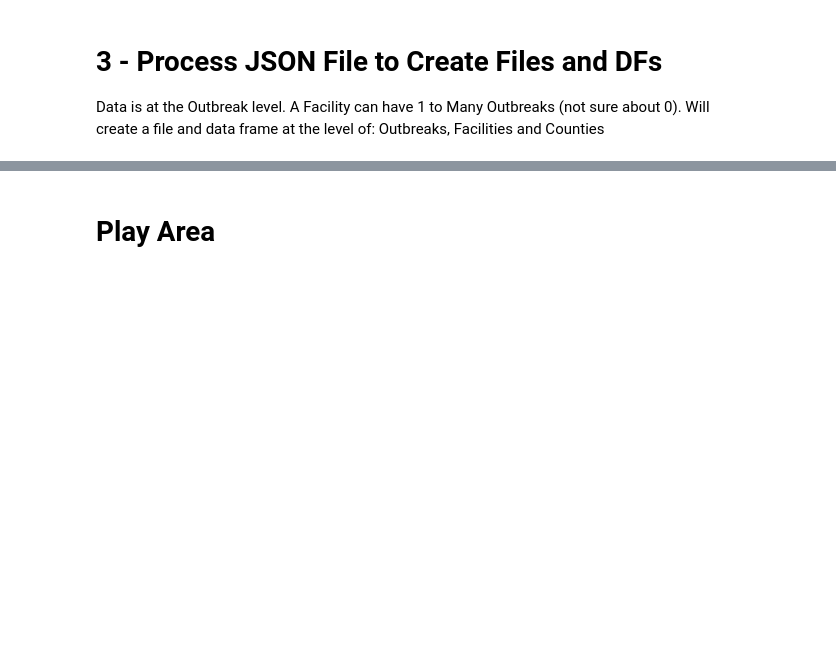
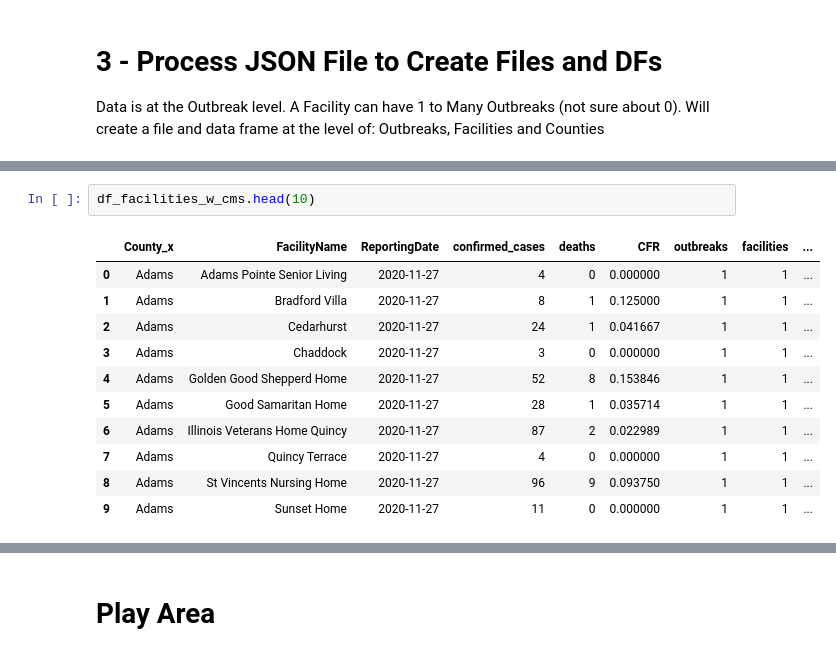
Before and after one commit to JaviThomas/Covid-County-LTC-Analysis, a Jupyter notebook: IL_LTC_Data_Analysis-v11-29.ipynb, the cells around one changed output, grey strips where cells are left out. Drawn from its saved outputs; the diff is of its cells as text; blank space fills up the shorter version.

```diff
--- a/IL_LTC_Data_Analysis-v11-29.ipynb
+++ b/IL_LTC_Data_Analysis-v11-29.ipynb
@@ -199 +281,15 @@ df_facilities['CMS_ProvNum'] = df_facilities['FacilityName'].apply(lambda x: fac
+# %%
+df_facilities_w_cms.head(10)
+# %% [output]
+|  | County_x | FacilityName | ReportingDate | confirmed_cases | deaths | CFR | outbreaks | facilities | ... |
+| 0 | Adams | Adams Pointe Senior Living | 2020-11-27 | 4 | 0 | 0.000000 | 1 | 1 | ... |
+| 1 | Adams | Bradford Villa | 2020-11-27 | 8 | 1 | 0.125000 | 1 | 1 | ... |
+| 2 | Adams | Cedarhurst | 2020-11-27 | 24 | 1 | 0.041667 | 1 | 1 | ... |
+| 3 | Adams | Chaddock | 2020-11-27 | 3 | 0 | 0.000000 | 1 | 1 | ... |
+| 4 | Adams | Golden Good Shepperd Home | 2020-11-27 | 52 | 8 | 0.153846 | 1 | 1 | ... |
+| 5 | Adams | Good Samaritan Home | 2020-11-27 | 28 | 1 | 0.035714 | 1 | 1 | ... |
+| 6 | Adams | Illinois Veterans Home Quincy | 2020-11-27 | 87 | 2 | 0.022989 | 1 | 1 | ... |
+| 7 | Adams | Quincy Terrace | 2020-11-27 | 4 | 0 | 0.000000 | 1 | 1 | ... |
+| 8 | Adams | St Vincents Nursing Home | 2020-11-27 | 96 | 9 | 0.093750 | 1 | 1 | ... |
+| 9 | Adams | Sunset Home | 2020-11-27 | 11 | 0 | 0.000000 | 1 | 1 | ... |
 # %%
```
Also changed, not shown: parts of 27 cells of this notebook, 9 other files.
